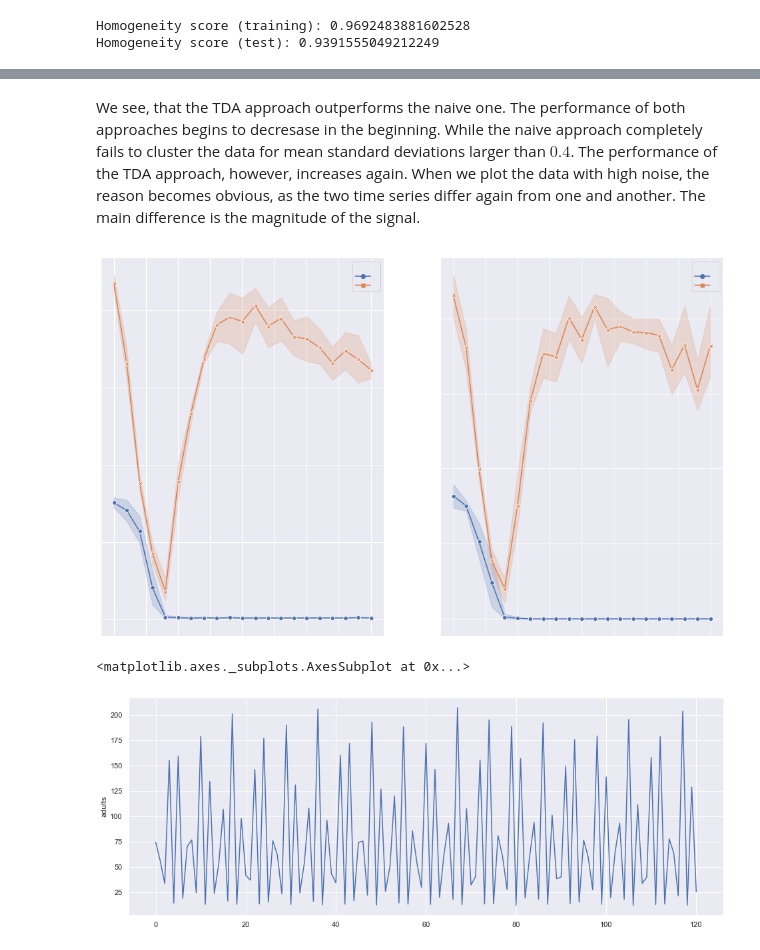
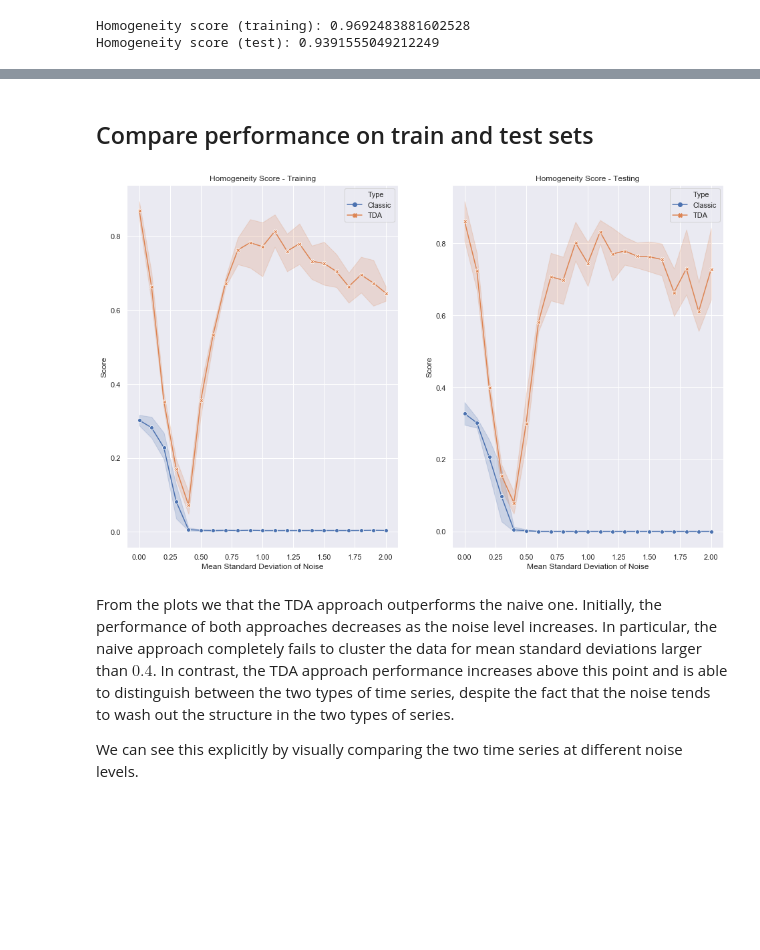
Before and after one commit to giotto-ai/beetles-tda, a Jupyter notebook: Beetle Population Dynamics.ipynb, the cells around one changed output, grey strips where cells are left out. Drawn from its saved outputs; the diff is of its cells as text; code cells hidden in the pictures; blank space fills up the shorter version.

```diff
--- a/Beetle Population Dynamics.ipynb
+++ b/Beetle Population Dynamics.ipynb
@@ -290,2 +315,36 @@ __Step 7:__ Next, we want to check how the performance changes when increase the
+# %% [markdown]
+## Compare performance on train and test sets
+# %%
+f, ax = plt.subplots(1, 2, figsize=(16,10))
+
+(
+    sns.lineplot(
+        x="Mean Standard Deviation of Noise",
+        y="Score",
+        hue="Type",
+        style="Type",
+        markers=True,
+        dashes=False,
+        data=perf_train,
+        ax=ax[0],
+    ).set_title("Homogeneity Score - Training")
+)
+(
+    sns.lineplot(
+        x="Mean Standard Deviation of Noise",
+        y="Score",
+        hue="Type",
+        style="Type",
+        markers=True,
+        dashes=False,
+        data=perf_test,
+        ax=ax[1],
+    ).set_title("Homogeneity Score - Testing")
+)
+plt.show()
+# %% [output]
+[figure, added]
 # %% [markdown]
-We see, that the TDA approach outperforms the naive one. The performance of both approaches begins to decresase in the beginning. While the naive approach completely fails to cluster the data for mean standard deviations larger than $0.4$. The performance of the TDA approach, however, increases again. When we plot the data with high noise, the reason becomes obvious, as the two time series differ again from one and another. The main difference is the magnitude of the signal.
+From the plots we that the TDA approach outperforms the naive one. Initially, the performance of both approaches decreases as the noise level increases. In particular, the naive approach completely fails to cluster the data for mean standard deviations larger than $0.4$. In contrast, the TDA approach performance increases above this point and is able to distinguish between the two types of time series, despite the fact that the noise tends to wash out the structure in the two types of series.
+
+We can see this explicitly by visually comparing the two time series at different noise levels.
@@ -298,22 +350,0 @@ with open('models/performance_metrics_test.pkl', 'rb') as file:
-# %%
-f, ax = plt.subplots(1, 2)
-f.set_figheight(10)
-f.set_figwidth(16)
-(sns.lineplot(x='Mean Standard Deviation of Noise', y='Score', hue='Type', style='Type',
-              markers=True, dashes=False, data=perf_train, ax=ax[0])
- .set_title('Homogeneity Score - Training'))
-(sns.lineplot(x='Mean Standard Deviation of Noise', y='Score', hue='Type', style='Type',
-              markers=True, dashes=False, data=perf_test, ax=ax[1])
- .set_title('Homogeneity Score - Testing'))
-plt.show()
-# %% [output]
-[figure, removed]
-# %%
-# plot the aperiodic example here
-plt.figure(figsize=(16, 6))
-sns.lineplot(x=range(n_steps + 1),
-             y=data[(data['series_id'] == 0) &
-                    (data['type'] == 'aperiodic')]['adults'])
-# %% [output]
-<matplotlib.axes._subplots.AxesSubplot at 0x...>
-[figure, removed]
```
Also changed, not shown: parts of 34 cells of this notebook.
